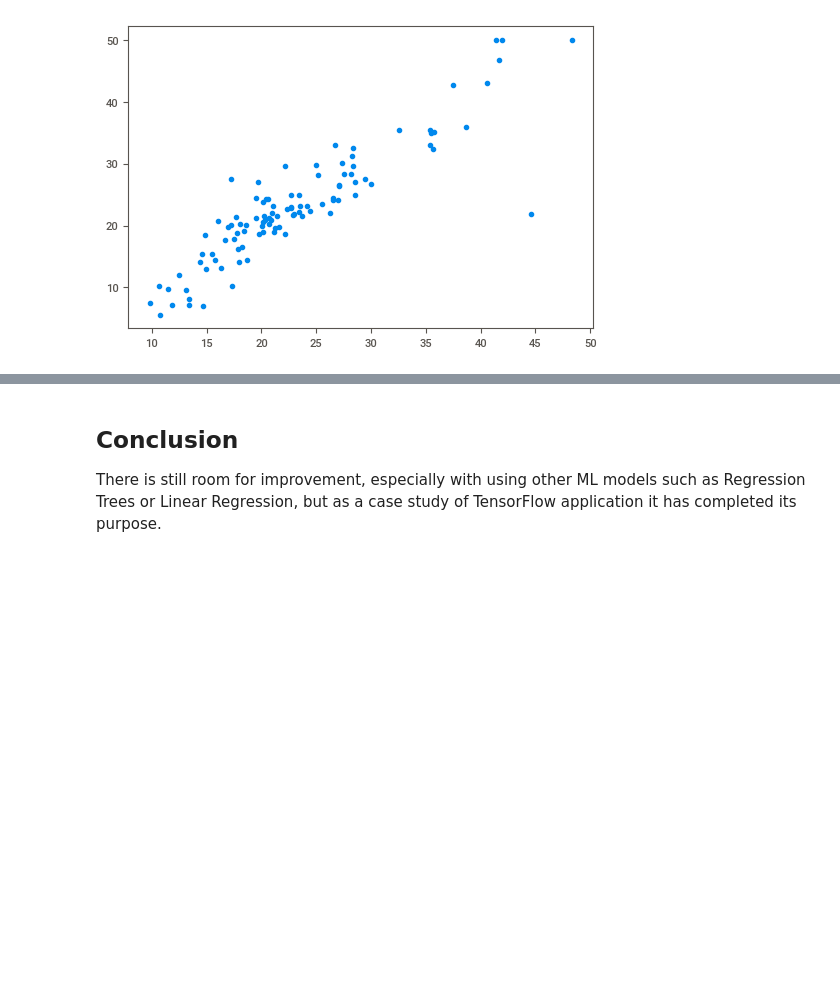
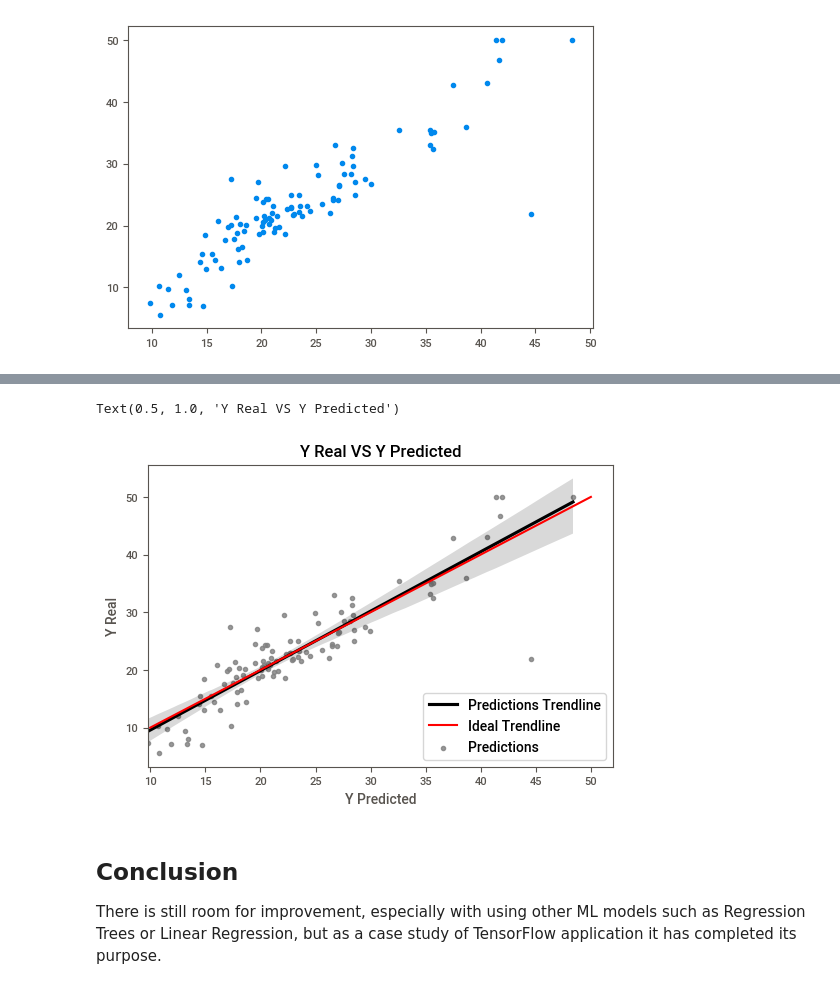
Before and after one commit to spadao/Boston_Housing_TF, a Jupyter notebook: Model.ipynb, the cells around one changed output, grey strips where cells are left out. Drawn from its saved outputs; the diff is of its cells as text; code cells hidden in the pictures; blank space fills up the shorter version.

Commit message:
Adding a more feature-rich final graph

```diff
--- a/Model.ipynb
+++ b/Model.ipynb
@@ -228,3 +229,7 @@ plt.scatter(y_pred,y_test)
 # %% [output]
 <matplotlib.collections.PathCollection at 0x...>
 [figure]
+# %%
+y_pred_df = pd.DataFrame(y_pred, columns=['y_pred'])
+y_pred_df['y_test'] = pd.DataFrame(y_test)
+y_pred_df
@@ -231,3 +250,16 @@ plt.scatter(y_pred,y_test)
+# %%
+# Plotting a predicted vs true values with a regression and Confidence Interval = 95%
+import matplotlib.lines
+y_reg = sns.regplot(data=y_pred_df,x = y_pred, y=y_test,line_kws=dict(color = 'black'),scatter_kws=dict(color = 'gray'))
+y_reg.set_xlabel('Y Predicted')
+y_reg.set_ylabel('Y Real')
+ideal_line = matplotlib.lines.Line2D([10,50],[10,50],color = 'red')
+y_reg.add_line(ideal_line)
+y_reg.legend(['Predictions Trendline', 'Ideal Trendline', 'Predictions'],loc = 4)
+y_reg.set_title('Y Real VS Y Predicted')
+# %% [output]
+Text(0.5, 1.0, 'Y Real VS Y Predicted')
+[figure, added]
 # %% [markdown]
 ## Conclusion
 
```
Also changed, not shown: parts of 6 cells of this notebook.
